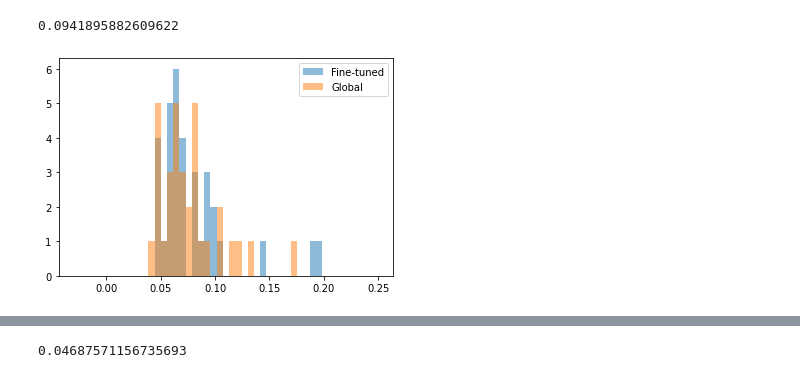
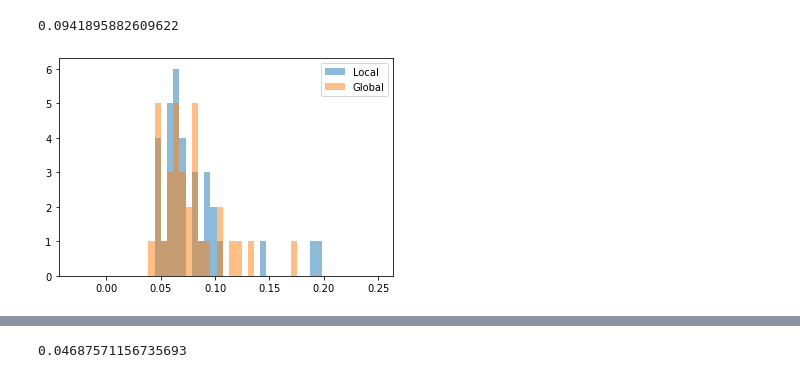
Before and after one commit to quantumfusionlearn/DSA5205, a Jupyter notebook: LSTMV4.ipynb, the cells around one changed output, grey strips where cells are left out. Drawn from its saved outputs; the diff is of its cells as text; code cells hidden in the pictures.

Commit message:
Add files via upload
Added network diagram and updated py notebook with model evaluation

```diff
--- a/LSTMV4.ipynb
+++ b/LSTMV4.ipynb
@@ -758,12 +766,25 @@ me_global = []
 corr_local = []
 corr_global = []
 
+all_local = []
+all_global = []
+actual = []
+
+dates_idx = []
+
 for date_i in month_end_dates:
     mae_local += [np.mean([np.abs(backtest_returns[date_i][x]['actual_rtn'] - backtest_returns[date_i][x]['predicted_rtn']) for x in backtest_returns[date_i].keys()])]
     mae_global += [np.mean([np.abs(backtest_returns[date_i][x]['actual_rtn'] - backtest_returns[date_i][x]['predicted_global_rtn']) for x in backtest_returns[date_i].keys()])]
 
     me_local += [np.mean([(backtest_returns[date_i][x]['actual_rtn'] - backtest_returns[date_i][x]['predicted_rtn']) for x in backtest_returns[date_i].keys()])]
     me_global += [np.mean([(backtest_returns[date_i][x]['actual_rtn'] - backtest_returns[date_i][x]['predicted_global_rtn']) for x in backtest_returns[date_i].keys()])]
+
+    all_local += [backtest_returns[date_i][x]['predicted_rtn'] for x in backtest_returns[date_i].keys()]
+    all_global += [backtest_returns[date_i][x]['predicted_global_rtn'] for x in backtest_returns[date_i].keys()]
+
+    actual += [backtest_returns[date_i][x]['actual_rtn'] for x in backtest_returns[date_i].keys()]
+
+    dates_idx += list(np.repeat(date_index.index(date_i),len(backtest_returns[date_i].keys())))
 
     a = [backtest_returns[date_i][x]['actual_rtn'] for x in backtest_returns[date_i].keys()]
     b = [backtest_returns[date_i][x]['predicted_rtn'] for x in backtest_returns[date_i].keys()]
@@ -783,10 +904,10 @@ np.mean(corr_global)
 # %%
 from matplotlib import pyplot
 bins = np.linspace(-0.03, 0.25, 50)
 
-pyplot.hist(mae_local, bins, alpha=0.5, label='Fine-tuned')
+pyplot.hist(mae_local, bins, alpha=0.5, label='Local')
 pyplot.hist(mae_global, bins, alpha=0.5, label='Global')
 pyplot.legend(loc='upper right')
 pyplot.show()
 # %% [output]
-[figure, old version]
+[figure, new version]
```
Also changed, not shown: parts of 16 cells of this notebook, 1 other file.
